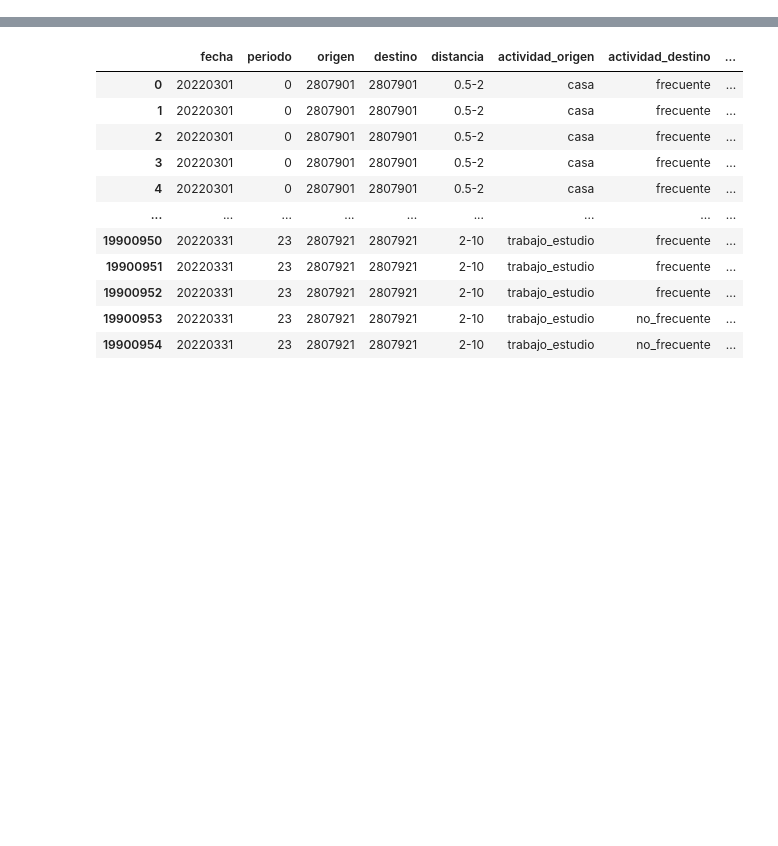
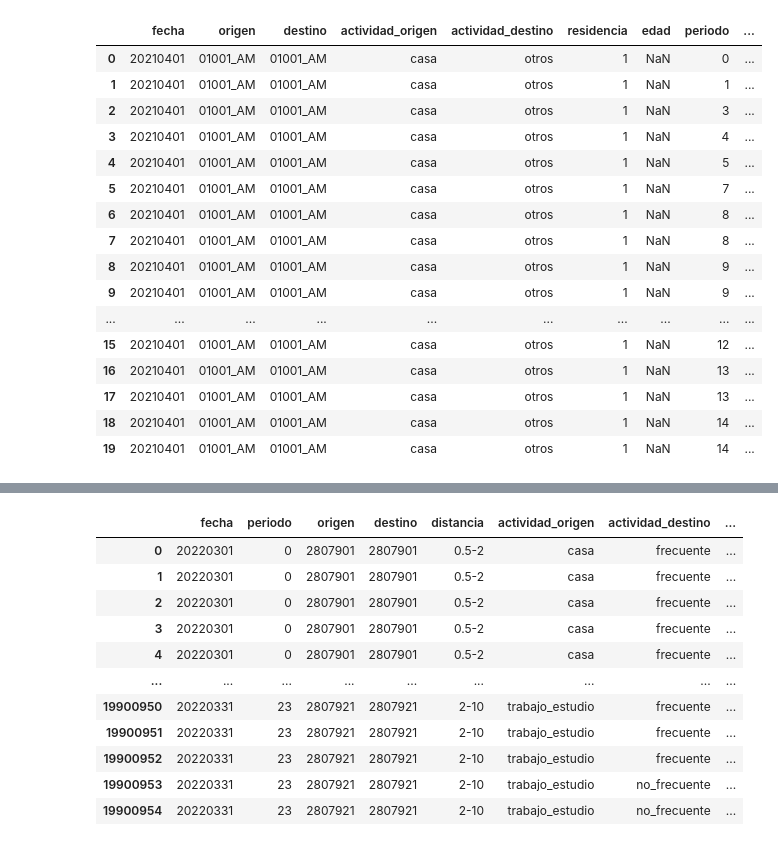
Before and after one commit to carobs9/thesis_project, a Jupyter notebook: mobility_data/test.ipynb, the cells around one changed output, grey strips where cells are left out. Cells and saved outputs as stored; diff of their text form; code cells hidden in the pictures; blank space fills up the shorter version.

```diff
--- a/mobility_data/test.ipynb
+++ b/mobility_data/test.ipynb
@@ -4,3 +10,25 @@ import config as cfg
+# %%
+df = pd.read_csv('/Users/caro/Desktop/thesis_project/mobility_data/VIAJES/test/20210401_maestra_1_mitma_distrito.txt.gz', compression='gzip', sep='|', decimal='.')
+# %%
+df.head(20)
+# %% [output]
+|  | fecha | origen | destino | actividad_origen | actividad_destino | residencia | edad | periodo | ... |
+| 0 | 20210401 | 01001_AM | 01001_AM | casa | otros | 1 | NaN | 0 | ... |
+| 1 | 20210401 | 01001_AM | 01001_AM | casa | otros | 1 | NaN | 1 | ... |
+| 2 | 20210401 | 01001_AM | 01001_AM | casa | otros | 1 | NaN | 3 | ... |
+| 3 | 20210401 | 01001_AM | 01001_AM | casa | otros | 1 | NaN | 4 | ... |
+| 4 | 20210401 | 01001_AM | 01001_AM | casa | otros | 1 | NaN | 5 | ... |
+| 5 | 20210401 | 01001_AM | 01001_AM | casa | otros | 1 | NaN | 7 | ... |
+| 6 | 20210401 | 01001_AM | 01001_AM | casa | otros | 1 | NaN | 8 | ... |
+| 7 | 20210401 | 01001_AM | 01001_AM | casa | otros | 1 | NaN | 8 | ... |
+| 8 | 20210401 | 01001_AM | 01001_AM | casa | otros | 1 | NaN | 9 | ... |
+| 9 | 20210401 | 01001_AM | 01001_AM | casa | otros | 1 | NaN | 9 | ... |
+| ... | ... | ... | ... | ... | ... | ... | ... | ... | ... |
+| 15 | 20210401 | 01001_AM | 01001_AM | casa | otros | 1 | NaN | 12 | ... |
+| 16 | 20210401 | 01001_AM | 01001_AM | casa | otros | 1 | NaN | 13 | ... |
+| 17 | 20210401 | 01001_AM | 01001_AM | casa | otros | 1 | NaN | 13 | ... |
+| 18 | 20210401 | 01001_AM | 01001_AM | casa | otros | 1 | NaN | 14 | ... |
+| 19 | 20210401 | 01001_AM | 01001_AM | casa | otros | 1 | NaN | 14 | ... |
 # %%
 all_viajes = pd.read_csv(cfg.VIAJES_DATA / 'all_viajes_month_0322.csv')
 df = all_viajes.loc[(all_viajes['actividad_origen'] == 'casa')]
```
Also changed, not shown: parts of 7 cells of this notebook, 51 other files.
